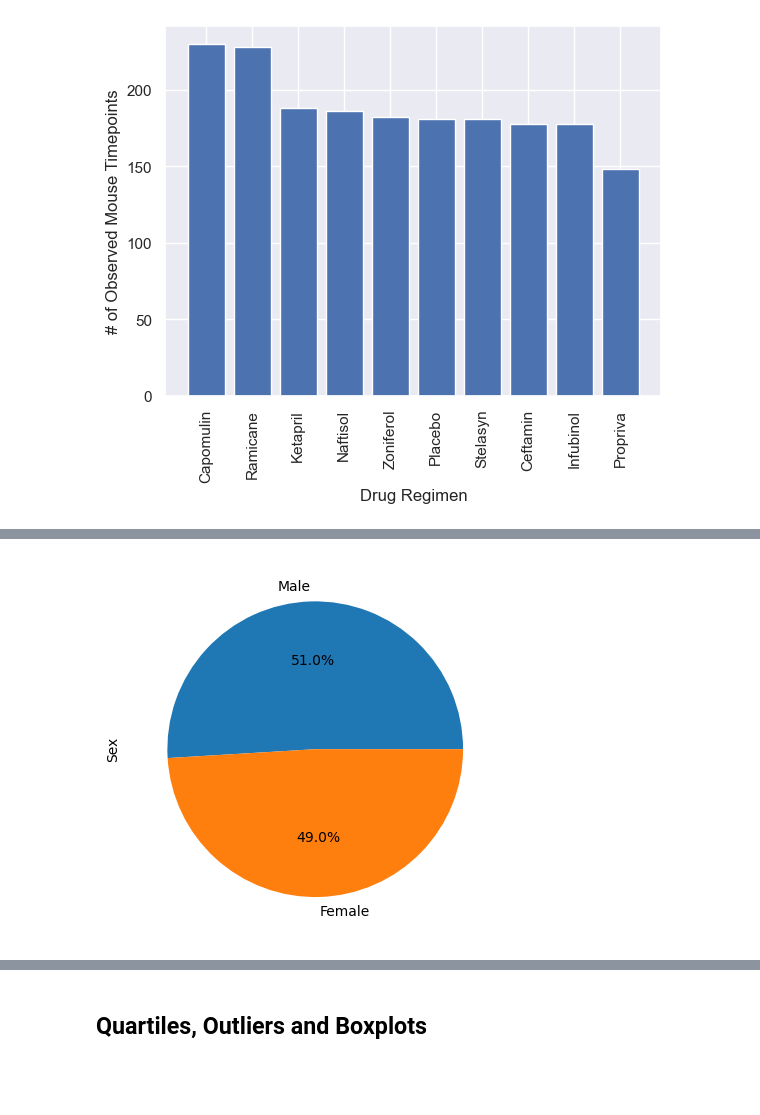
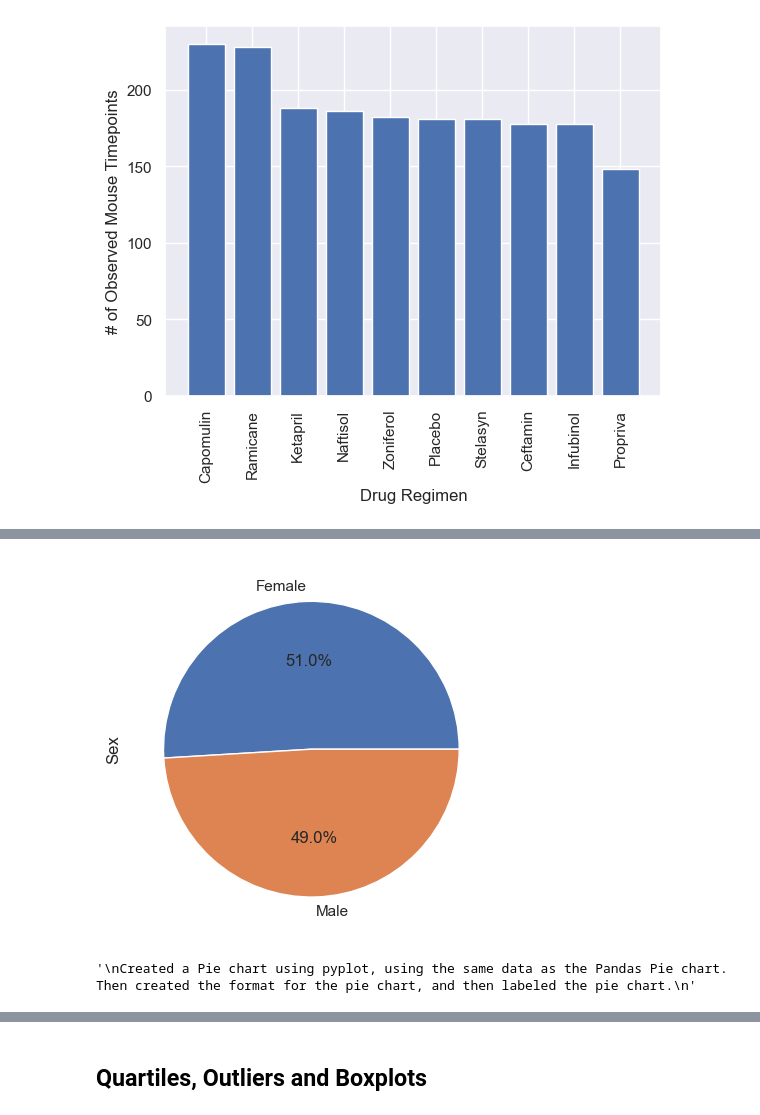
Before and after one commit to SwagmasterMatt/matplotlib_challenge, a Jupyter notebook: Pymaceuticals/pymaceuticals_starter.ipynb, the cells around one changed output, grey strips where cells are left out. Saved outputs shown, nothing was run; the diff lists cells and outputs as text; code cells hidden in the pictures; blank space fills up the shorter version.

```diff
--- a/Pymaceuticals/pymaceuticals_starter.ipynb
+++ b/Pymaceuticals/pymaceuticals_starter.ipynb
@@ -149,5 +205,13 @@ plt.show()
 # %%
-# Generate a pie plot showing the distribution of female versus male mice using Pandas
-pd.DataFrame(mouse_data_clean.groupby("Sex").count()["Mouse ID"]).sort_values(by="Mouse ID", ascending=False).plot(kind="pie", y="Mouse ID", legend=False, autopct="%1.1f%%", ylabel="Sex")
+# Generate a pie plot showing the distribution of female versus male mice using pyplot
+pie_data = pd.DataFrame(mouse_data_clean.groupby("Sex").count()["Mouse ID"]).sort_values(by="Mouse ID", ascending=False)
+pies = pie_data["Mouse ID"].values
+plt.pie(pies, labels=mouse_data_clean["Sex"].unique(), autopct="%1.1f%%")
+plt.ylabel("Sex")
+plt.show()
+"""
+Created a Pie chart using pyplot, using the same data as the Pandas Pie chart. Then created the format for the pie chart, and then labeled the pie chart.
+"""
 # %% [output]
-[figure, old version]
+[figure, new version]
+'\nCreated a Pie chart using pyplot, using the same data as the Pandas Pie chart. Then created the format for the pie chart, and then labeled the pie chart.\n'
```
Also changed, not shown: parts of 13 cells of this notebook.
